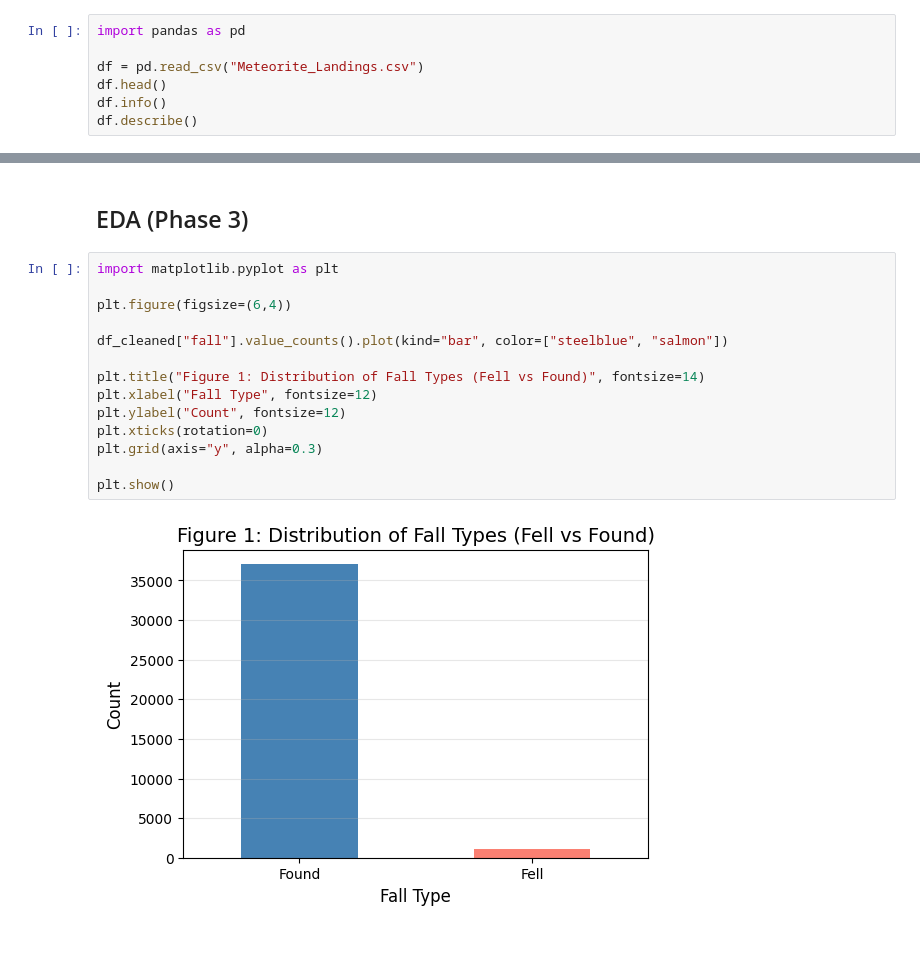
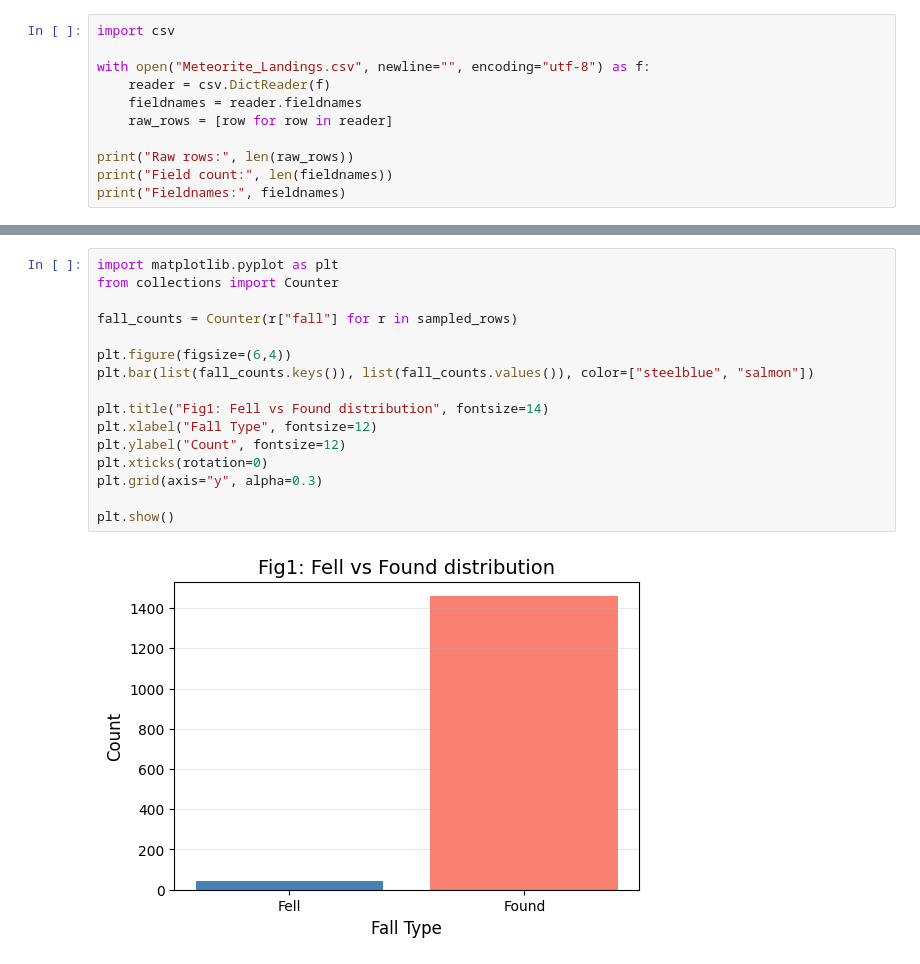
Before and after one commit to Samyanghaoyu/322project, a Jupyter notebook: FinalReport.ipynb, the cells around one changed output, grey strips where cells are left out. Drawn from its saved outputs; the diff is of its cells as text.

```diff
--- a/FinalReport.ipynb
+++ b/FinalReport.ipynb
@@ -1,8 +45,12 @@
 # %%
-import pandas as pd
+import csv
 
-df = pd.read_csv("Meteorite_Landings.csv")
-df.head()
-df.info()
-df.describe()
+with open("Meteorite_Landings.csv", newline="", encoding="utf-8") as f:
+    reader = csv.DictReader(f)
+    fieldnames = reader.fieldnames
+    raw_rows = [row for row in reader]
+
+print("Raw rows:", len(raw_rows))
+print("Field count:", len(fieldnames))
+print("Fieldnames:", fieldnames)
 # %% [output]
@@ -130,19 +141,19 @@ Total rows: 38094
-# %% [markdown]
-## EDA (Phase 3)
 # %%
 import matplotlib.pyplot as plt
+from collections import Counter
+
+fall_counts = Counter(r["fall"] for r in sampled_rows)
 
 plt.figure(figsize=(6,4))
+plt.bar(list(fall_counts.keys()), list(fall_counts.values()), color=["steelblue", "salmon"])
 
-df_cleaned["fall"].value_counts().plot(kind="bar", color=["steelblue", "salmon"])
-
-plt.title("Figure 1: Distribution of Fall Types (Fell vs Found)", fontsize=14)
+plt.title("Fig1: Fell vs Found distribution", fontsize=14)
 plt.xlabel("Fall Type", fontsize=12)
 plt.ylabel("Count", fontsize=12)
 plt.xticks(rotation=0)
 plt.grid(axis="y", alpha=0.3)
 
 plt.show()
 # %% [output]
-[figure, old version]
+[figure, new version]
 # %%
```
Also changed, not shown: parts of 30 cells of this notebook, 14 other files.
